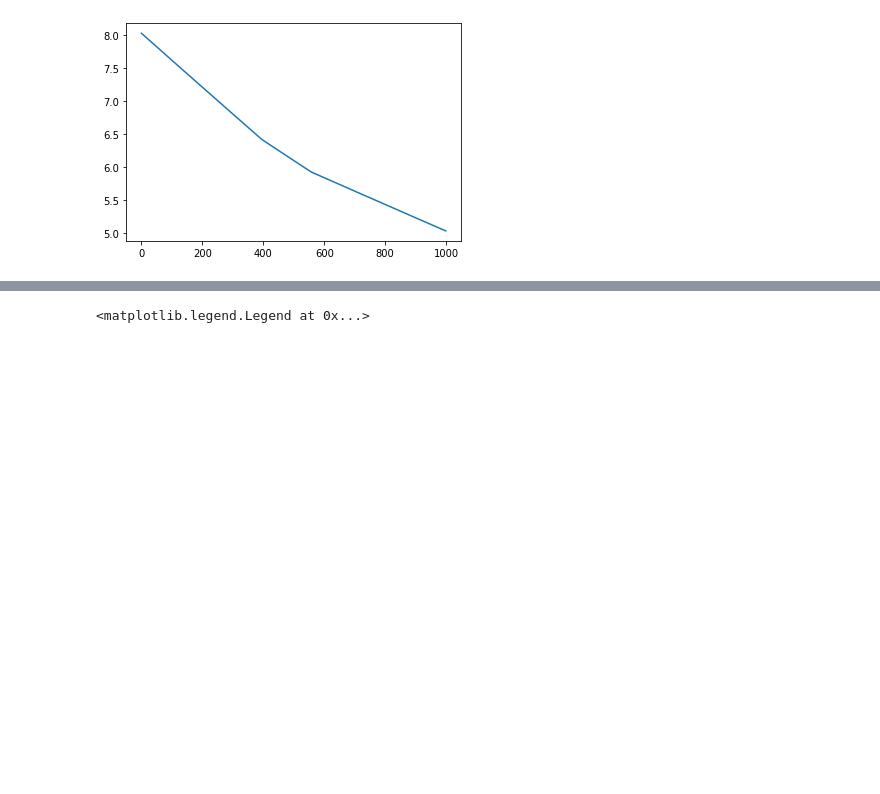
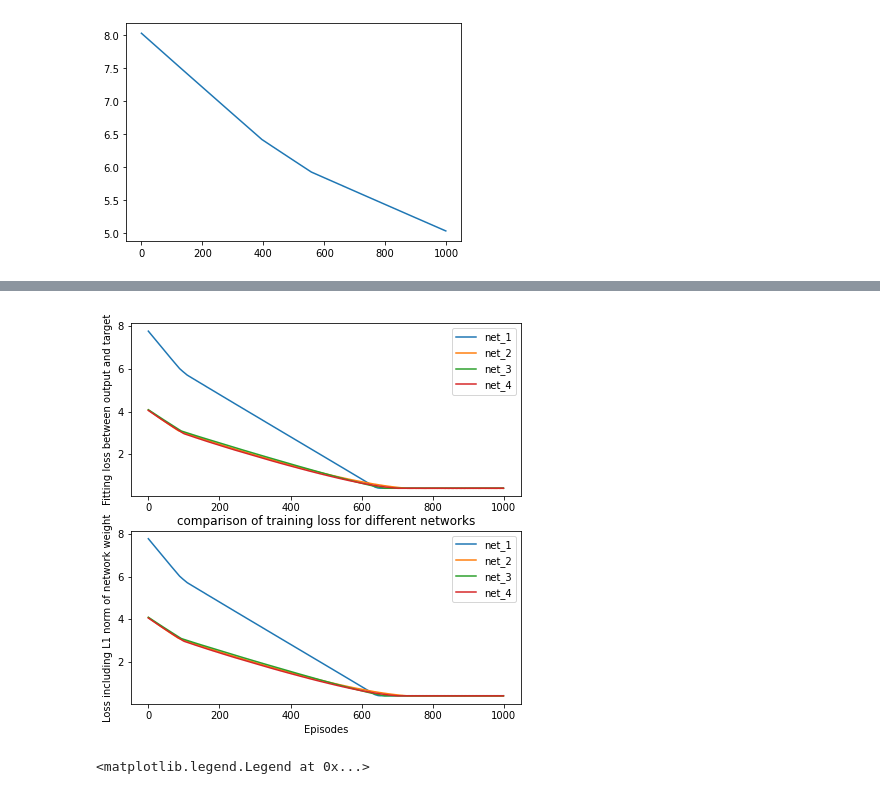
Before and after one commit to zhzhang2018/NN_MARL_experiments, a Jupyter notebook: utils/sync_learn.ipynb, the cells around one changed output, grey strips where cells are left out. Saved outputs shown, nothing was run; the diff lists cells and outputs as text; code cells hidden in the pictures; blank space fills up the shorter version.

```diff
--- a/utils/sync_learn.ipynb
+++ b/utils/sync_learn.ipynb
@@ -237,3 +241,41 @@ plot_train_results(np.asarray(loss_hist), np.asarray(l1_loss_hist), figsize=(7,7
+# %%
+import torch
+import torch.nn as nn
+import torch.optim as optim
+
+# Build a simple network.
+# Input: f(D^Tx), which is of shape (M,1)
+# Output: \dot{x}, which is of shape (N,1)
+# Try different network structures?
+hidden = 32
+D_net = nn.Sequential(
+    nn.Linear(M, hidden),
+    nn.ReLU(),
+    nn.Linear(hidden, N),
+    nn.ReLU()
+)
+D_net2 = nn.Linear(M, N)
+D_net3 = nn.Sequential(
+    nn.Linear(M, N),
+    nn.ReLU()
+)
+D_net4 = nn.Sequential(
+    nn.Linear(M, N),
+    nn.Tanh()
+)
+D_list = [D_net, D_net2, D_net3, D_net4]
+
+loss_hist = []
+l1_loss_hist = []
+for NN in D_list:
+    h1,h2 = auto_train(NN, fxu.T, dx.T, episode=1000, norm_degree=2)
+    loss_hist.append(h1)
+    l1_loss_hist.append(h2)
+
+plot_train_results(np.asarray(loss_hist), np.asarray(l1_loss_hist), figsize=(7,7),
+                   title='comparison of training loss for different networks')
+# %% [output]
+[figure, added]
 # %%
 
 fig, (ax1,ax2) = plt.subplots(2, figsize=(7,7))
```
Also changed, not shown: parts of 13 cells of this notebook, 3 other files.
